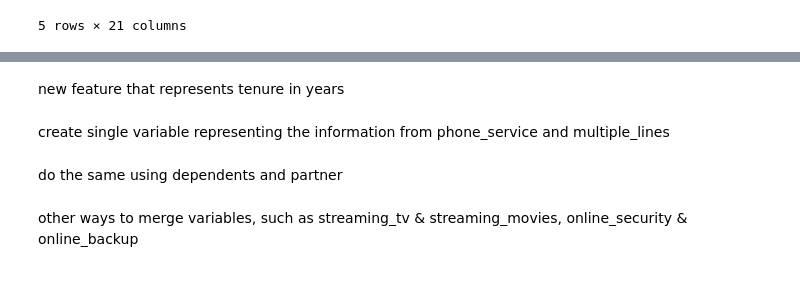
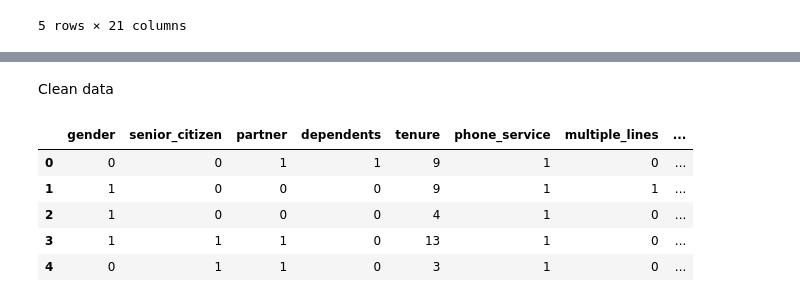
Before and after one commit to Jeff-Hutchins/telco-churn-project, a Jupyter notebook: prepare.ipynb, the cells around one changed output, grey strips where cells are left out. Drawn from its saved outputs; the diff is of its cells as text; code cells hidden in the pictures.

```diff
--- a/prepare.ipynb
+++ b/prepare.ipynb
@@ -63,2 +52,0 @@ df['has_phone_service'] = (df.phone_service == 1) | (df.multiple_lines == 1)
-# %%
-df = df.drop(columns=['phone_service', 'multiple_lines'])
@@ -74,2 +52,0 @@ df.head()
-# %%
-df = df.drop(columns=['payment_type_id', 'paperless_billing'])
@@ -87,4 +52,0 @@ Create a single variable using dependents and partner
-# %%
-df['family'] = (df.partner == 1) | (df.dependents == 1)
-# %%
-df = df.drop(columns=['partner', 'dependents'])
@@ -131,8 +53,12 @@ def scale_minmax(train, test, column_list):
-# %% [markdown]
-new feature that represents tenure in years
-# %% [markdown]
-create single variable representing the information from phone_service and multiple_lines
-# %% [markdown]
-do the same using dependents and partner
-# %% [markdown]
-other ways to merge variables, such as streaming_tv & streaming_movies, online_security & online_backup
+# %% [markdown]
+Clean data
+# %%
+df = prepare.clean_data(df)
+df.head()
+# %% [output]
+|  | gender | senior_citizen | partner | dependents | tenure | phone_service | multiple_lines | ... |
+| 0 | 0 | 0 | 1 | 1 | 9 | 1 | 0 | ... |
+| 1 | 1 | 0 | 0 | 0 | 9 | 1 | 1 | ... |
+| 2 | 1 | 0 | 0 | 0 | 4 | 1 | 0 | ... |
+| 3 | 1 | 1 | 1 | 0 | 13 | 1 | 0 | ... |
+| 4 | 0 | 1 | 1 | 0 | 3 | 1 | 0 | ... |
```
Also changed, not shown: parts of 29 cells of this notebook, 6 other files.
